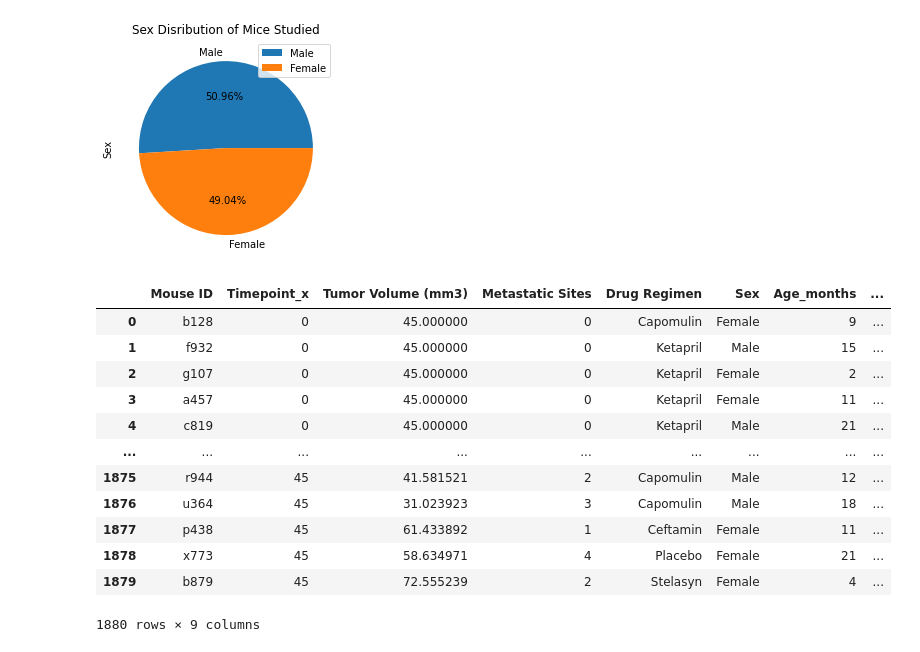
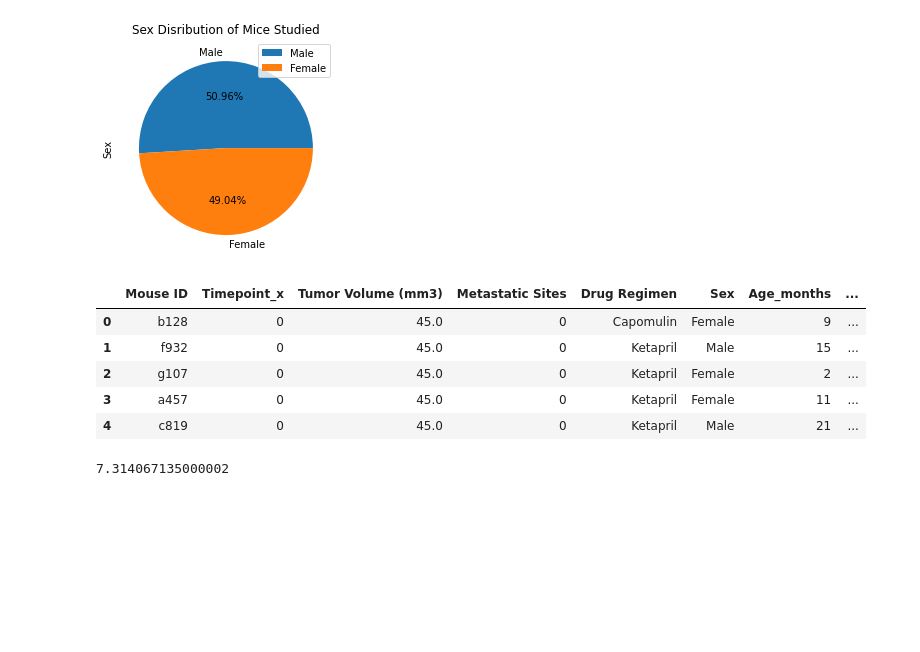
Before and after one commit to canamasc/matplotlib-challenge, a Jupyter notebook: Pymaceuticals.ipynb, the cells around one changed output. Cells and saved outputs as stored; diff of their text form; code cells hidden in the pictures; blank space fills up the shorter version.

Commit message:
started IQR section

```diff
--- a/Pymaceuticals.ipynb
+++ b/Pymaceuticals.ipynb
@@ -186,28 +186,35 @@ plt.ylabel('Sex')
 # %% [output]
 Text(0, 0.5, 'Sex')
 [figure]
-# %%
-# Calculate the final tumor volume of each mouse across four of the treatment regimens:
-# Capomulin, Ramicane, Infubinol, and Ceftamin
-
-# Start by getting the last (greatest) timepoint for each mouse
-maxtimes = clean_df.groupby('Mouse ID')['Timepoint'].max()
-
-# Merge this group df with the original dataframe to get the tumor volume at the last timepoint
-clean_df = pd.merge(clean_df, maxtimes, how='left', on='Mouse ID')
-clean_df = clean_df.rename(columns={"Timepoint_y" : "Last Timepoint"})
-clean_df
-# %% [output]
-|  | Mouse ID | Timepoint_x | Tumor Volume (mm3) | Metastatic Sites | Drug Regimen | Sex | Age_months | ... |
-| 0 | b128 | 0 | 45.000000 | 0 | Capomulin | Female | 9 | ... |
-| 1 | f932 | 0 | 45.000000 | 0 | Ketapril | Male | 15 | ... |
-| 2 | g107 | 0 | 45.000000 | 0 | Ketapril | Female | 2 | ... |
-| 3 | a457 | 0 | 45.000000 | 0 | Ketapril | Female | 11 | ... |
-| 4 | c819 | 0 | 45.000000 | 0 | Ketapril | Male | 21 | ... |
-| ... | ... | ... | ... | ... | ... | ... | ... | ... |
-| 1875 | r944 | 45 | 41.581521 | 2 | Capomulin | Male | 12 | ... |
-| 1876 | u364 | 45 | 31.023923 | 3 | Capomulin | Male | 18 | ... |
-| 1877 | p438 | 45 | 61.433892 | 1 | Ceftamin | Female | 11 | ... |
-| 1878 | x773 | 45 | 58.634971 | 4 | Placebo | Female | 21 | ... |
-| 1879 | b879 | 45 | 72.555239 | 2 | Stelasyn | Female | 4 | ... |
-1880 rows × 9 columns
+# %%
+# Calculate the final tumor volume of each mouse across four of the treatment regimens:
+# Capomulin, Ramicane, Infubinol, and Ceftamin
+
+# Start by getting the last (greatest) timepoint for each mouse
+maxtimes = clean_df.groupby('Mouse ID')['Timepoint'].max()
+
+# Merge this group df with the original dataframe to get the tumor volume at the last timepoint
+clean_df = pd.merge(clean_df, maxtimes, how='left', on='Mouse ID')
+clean_df = clean_df.rename(columns={"Timepoint_y" : "Last Timepoint"})
+clean_df.head()
+# %% [output]
+|  | Mouse ID | Timepoint_x | Tumor Volume (mm3) | Metastatic Sites | Drug Regimen | Sex | Age_months | ... |
+| 0 | b128 | 0 | 45.0 | 0 | Capomulin | Female | 9 | ... |
+| 1 | f932 | 0 | 45.0 | 0 | Ketapril | Male | 15 | ... |
+| 2 | g107 | 0 | 45.0 | 0 | Ketapril | Female | 2 | ... |
+| 3 | a457 | 0 | 45.0 | 0 | Ketapril | Female | 11 | ... |
+| 4 | c819 | 0 | 45.0 | 0 | Ketapril | Male | 21 | ... |
+# %%
+drugnames = clean_df['Drug Regimen'].unique()
+tumorvols = []
+
+# loop through all drugs and make tumorovls a list of lists with volume info for each drug
+for d in drugnames:
+    tumorvols.append(clean_df.loc[clean_df["Drug Regimen"] == d, 'Tumor Volume (mm3)'])
+
+
+# get IQR for specific drug as follows: st.iqr(tumorvols[0])
+# https://www.geeksforgeeks.org/interquartile-range-to-detect-outliers-in-data/
+# Outliers are either less than Q1 - 1.5 * IQR or are greater than Q3 + 1.5 * IQR
+# %% [output]
+7.314067135000002
```
